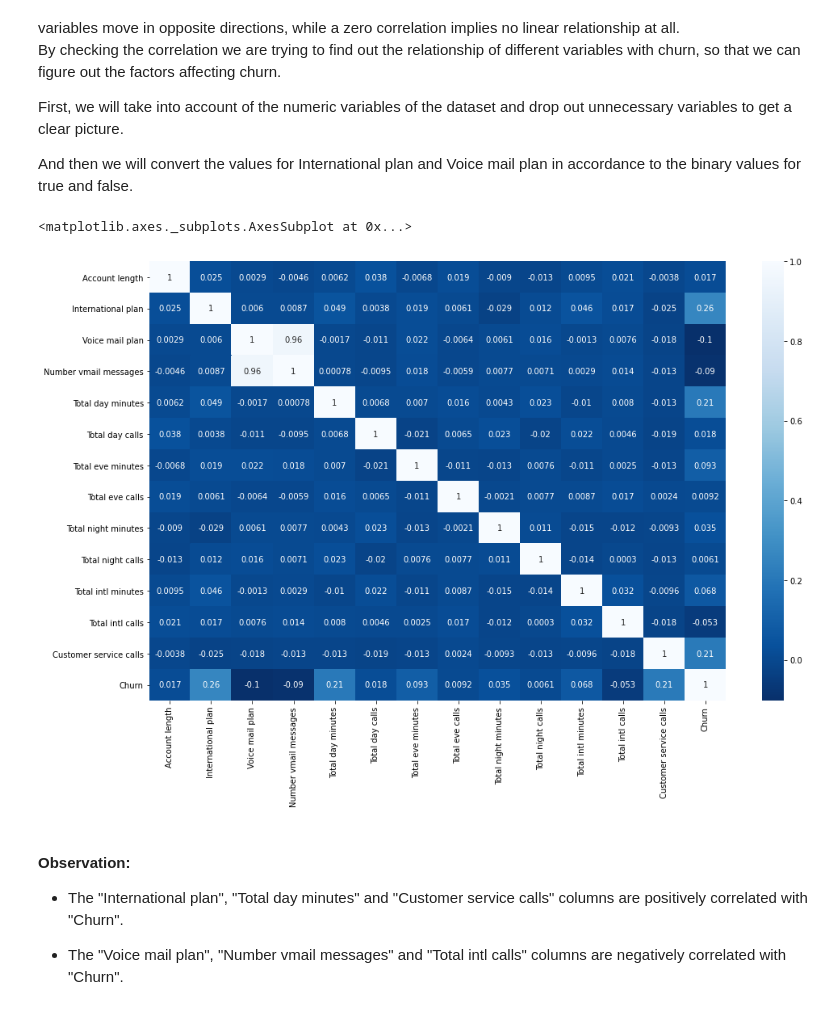
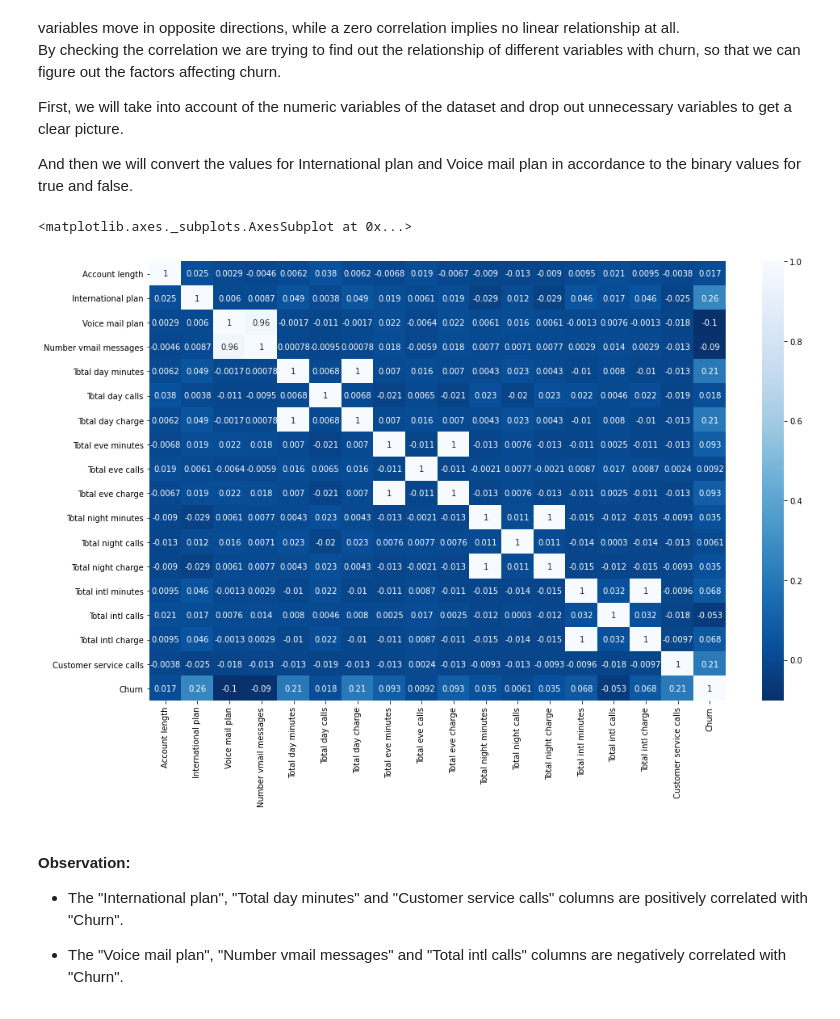
Before and after one commit to vithika-karan/Churn-Data-Analysis, a Jupyter notebook: Telecom_Churn_Analysis_Capstone_Project.ipynb, the cells around one changed output. Drawn from its saved outputs; the diff is of its cells as text; code cells hidden in the pictures.

```diff
--- a/Telecom_Churn_Analysis_Capstone_Project.ipynb
+++ b/Telecom_Churn_Analysis_Capstone_Project.ipynb
@@ -134,18 +156,18 @@ First, we will take into account of the numeric variables of the dataset and dro
 And then we will convert the values for International plan and Voice mail plan in accordance to the binary values for true and false.
 # %%
 #we need only numeric columns here, let's drop the unnecessary
-columns_to_drop = ['State', 'Area code', 'Total day charge', 'Total eve charge', 'Total night charge', 'Total intl charge']
+columns_to_drop = ['State', 'Area code']
 corr_df = df.drop(columns = columns_to_drop, axis =1)
 #we'll have to change strings for yes and no to 1 and 0 respectively to involve these columns in the matrix
 corr_df['International plan'].replace({'No':0, 'Yes':1}, inplace=True)
 corr_df['Voice mail plan'].replace({'No':0, 'Yes':1}, inplace=True)
 #correlation matrix and heatmap
 corr= corr_df.corr()
 plt.figure(figsize=(16,10))
 sns.heatmap(corr, cmap='Blues_r', annot=True)
 # %% [output]
 <matplotlib.axes._subplots.AxesSubplot at 0x...>
-[figure, old version]
+[figure, new version]
 # %% [markdown]
 #### Observation:
 *   The "International plan", "Total day minutes" and "Customer service calls" columns are positively correlated with "Churn".
```
Also changed, not shown: parts of 35 cells of this notebook.
